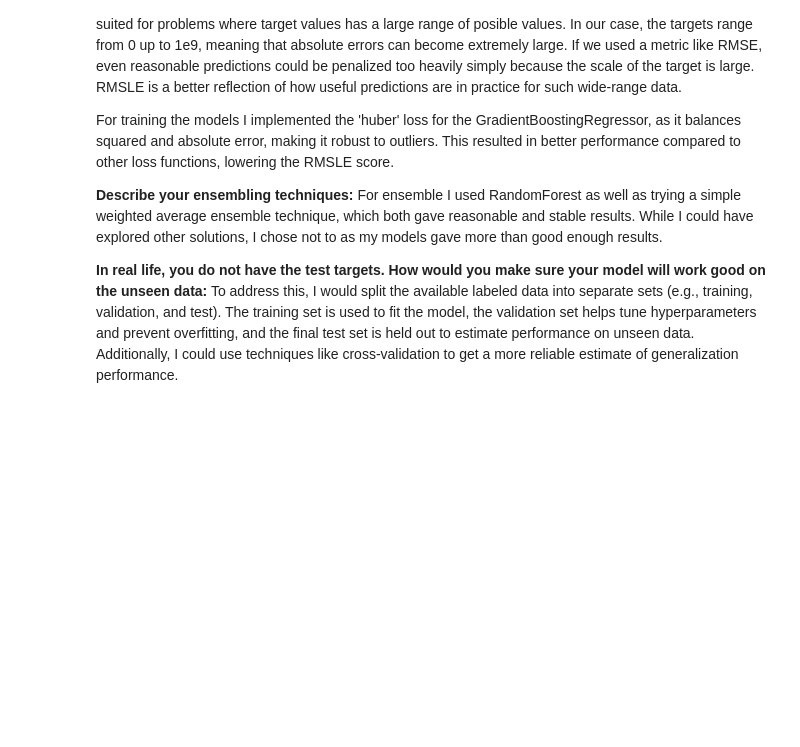
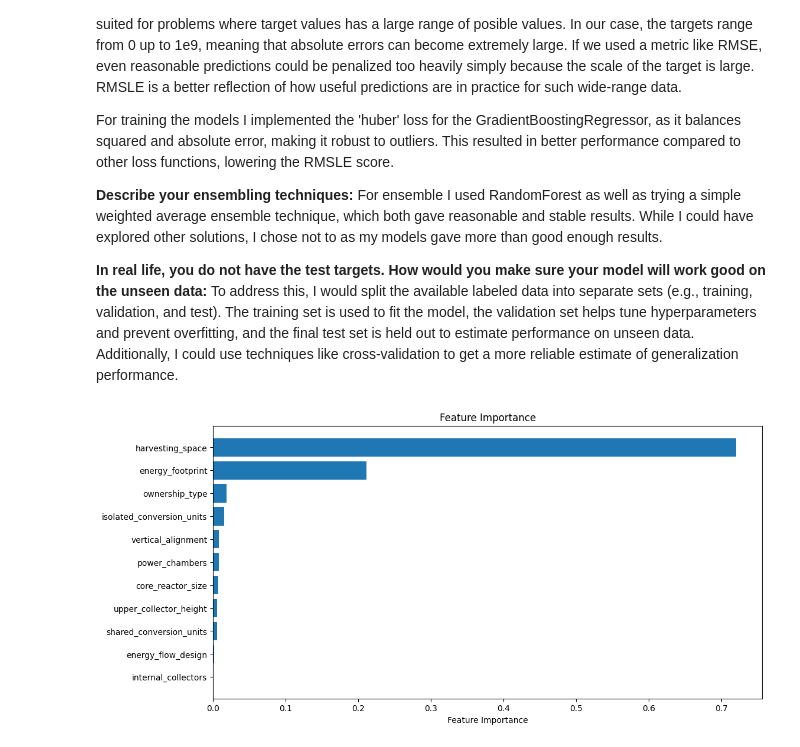
Before and after one commit to flippi321/TDT4172-Introduction-to-Machine-Learning, a Jupyter notebook: Assignment 1/Chapter_1.ipynb, the cells around one changed output. Saved outputs shown, nothing was run; the diff lists cells and outputs as text; code cells hidden in the pictures; blank space fills up the shorter version.

```diff
--- a/Assignment 1/Chapter_1.ipynb
+++ b/Assignment 1/Chapter_1.ipynb
@@ -666,15 +697,3 @@ from sklearn.metrics import mean_squared_log_error
 def rmsle(y_true, y_pred):
     """ Root Mean Squared Logarithmic Error """
     return np.sqrt(mean_squared_log_error(y_true, y_pred))
-# %%
-from sklearn.ensemble import GradientBoostingRegressor
-
-# Train a Gradient Boosting Regressor
-gbr = GradientBoostingRegressor(n_estimators=1000, learning_rate=0.1, max_depth=2, random_state=0, loss='huber')
-gbr.fit(x_train, y_train)
-
-# Predict
-pred = gbr.predict(x_test)
-
-print('RMSLE: ', rmsle(y_test, pred))
-print('Required RMSLE: ', 0.294)
@@ -874,16 +867,15 @@ For ensemble I used RandomForest as well as trying a simple weighted average ens
 To address this, I would split the available labeled data into separate sets (e.g., training, validation, and test). The training set is used to fit the model, the validation set helps tune hyperparameters and prevent overfitting, and the final test set is held out to estimate performance on unseen data. Additionally, I could use techniques like cross-validation to get a more reliable estimate of generalization performance.
 # %%
 # Plot the feature importances
-from sklearn.metrics._dist_metrics import parse_version
-from sklearn.inspection import permutation_importance
-
-feature_importance = gbr.feature_importances_
+feature_importance = gbr_regressor.feature_importances_
 sorted_idx = np.argsort(feature_importance)
 
 pos = np.arange(sorted_idx.shape[0]) + .5
 fig = plt.figure(figsize=(12, 6))
 plt.barh(pos, feature_importance[sorted_idx], align='center')
 plt.yticks(pos, np.array(x_train.columns)[sorted_idx])
 plt.xlabel('Feature Importance')
 plt.title('Feature Importance')
 plt.show()
+# %% [output]
+[figure, added]
```
Also changed, not shown: parts of 21 cells of this notebook.
